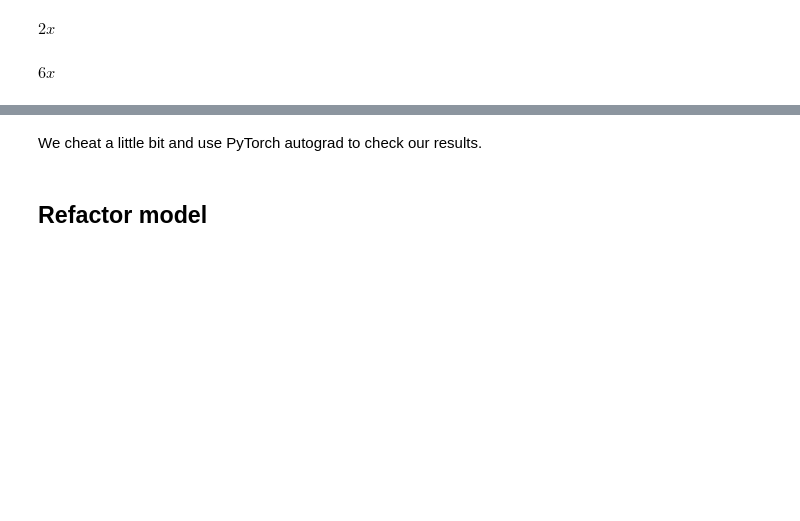
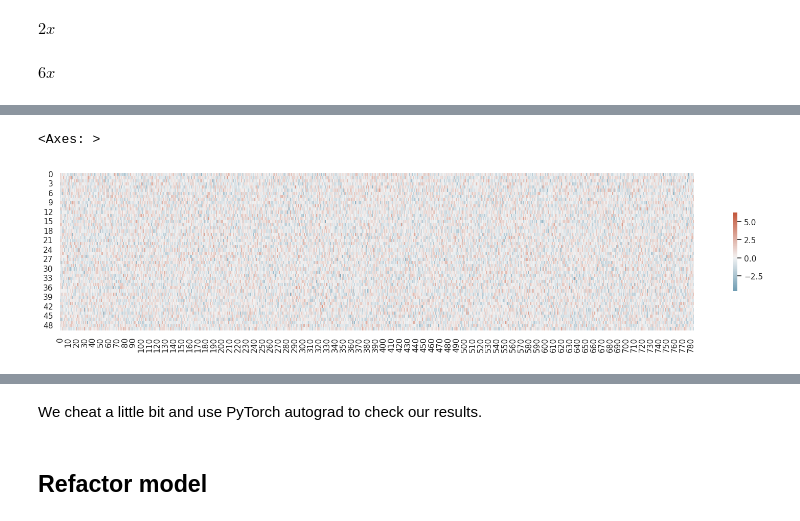
Before and after one commit to bthek1/fastAIcourse, a Jupyter notebook: nbs/130_Backpropagation.ipynb, the cells around one changed output, grey strips where cells are left out. Cells and saved outputs as stored; diff of their text form; code cells hidden in the pictures; blank space fills up the shorter version.

```diff
--- a/nbs/130_Backpropagation.ipynb
+++ b/nbs/130_Backpropagation.ipynb
@@ -146,3 +172,17 @@ $\displaystyle 6 x$
+# %%
+#| eval: false
+import seaborn as sns
+import matplotlib.pyplot as plt
+sns.set_theme(style="white")
+# Set up the matplotlib figure
+f, ax = plt.subplots(figsize=(20, 4))
+cmap = sns.diverging_palette(230, 20, as_cmap=True)
+
+sns.heatmap(w1.T, cmap=cmap, vmax=6.3, center=0,
+            square=False, linewidths=0, cbar_kws={"shrink": .5})
+# %% [output]
+<Axes: >
+[figure, added]
 # %%
 #| eval: false
 def lin_grad(inp, out, w, b):
```
Also changed, not shown: parts of 11 cells of this notebook, 3 other files.
